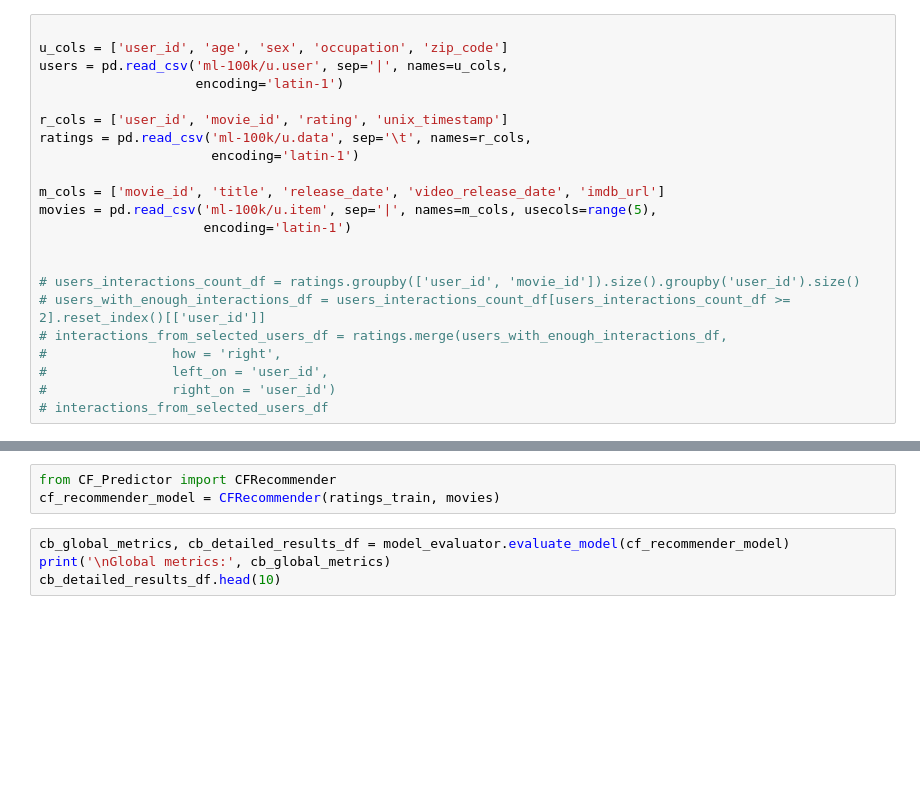
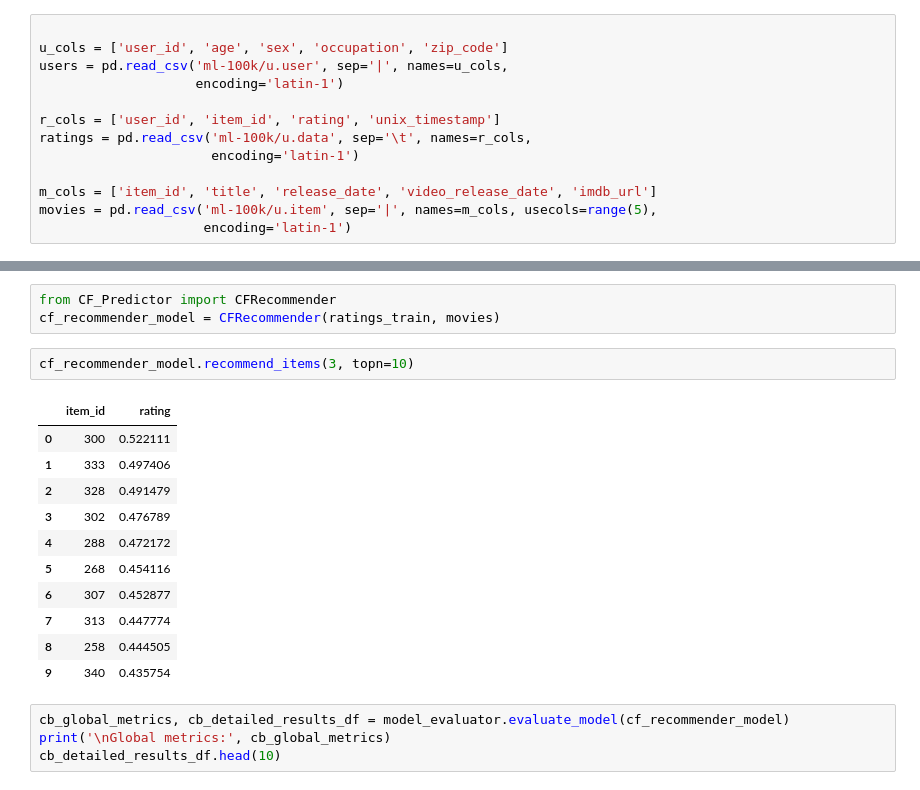
Before and after one commit to intsystems/2024-Project-144, a Jupyter notebook: code/BaseLine_Algorythm.ipynb, the cells around one changed output, grey strips where cells are left out. Cells and saved outputs as stored; diff of their text form; blank space fills up the shorter version.

```diff
--- a/code/BaseLine_Algorythm.ipynb
+++ b/code/BaseLine_Algorythm.ipynb
@@ -69,21 +69,12 @@ u_cols = ['user_id', 'age', 'sex', 'occupation', 'zip_code']
 users = pd.read_csv('ml-100k/u.user', sep='|', names=u_cols,
                     encoding='latin-1')
 
-r_cols = ['user_id', 'movie_id', 'rating', 'unix_timestamp']
+r_cols = ['user_id', 'item_id', 'rating', 'unix_timestamp']
 ratings = pd.read_csv('ml-100k/u.data', sep='\t', names=r_cols,
                       encoding='latin-1')
 
-m_cols = ['movie_id', 'title', 'release_date', 'video_release_date', 'imdb_url']
+m_cols = ['item_id', 'title', 'release_date', 'video_release_date', 'imdb_url']
 movies = pd.read_csv('ml-100k/u.item', sep='|', names=m_cols, usecols=range(5),
                      encoding='latin-1')
-
-
-# users_interactions_count_df = ratings.groupby(['user_id', 'movie_id']).size().groupby('user_id').size()
-# users_with_enough_interactions_df = users_interactions_count_df[users_interactions_count_df >= 2].reset_index()[['user_id']]
-# interactions_from_selected_users_df = ratings.merge(users_with_enough_interactions_df,
-#                how = 'right',
-#                left_on = 'user_id',
-#                right_on = 'user_id')
-# interactions_from_selected_users_df
 # %% [markdown]
 Разобъем обучающую и тренеровочную выборки относительно времени:
@@ -309,6 +211,20 @@ Global metrics: {'recall@5': 0.009900990099009901, 'recall@10': 0.00990099009900
 # %%
 from CF_Predictor import CFRecommender
 cf_recommender_model = CFRecommender(ratings_train, movies)
+# %%
+cf_recommender_model.recommend_items(3, topn=10)
+# %% [output]
+|  | item_id | rating |
+| 0 | 300 | 0.522111 |
+| 1 | 333 | 0.497406 |
+| 2 | 328 | 0.491479 |
+| 3 | 302 | 0.476789 |
+| 4 | 288 | 0.472172 |
+| 5 | 268 | 0.454116 |
+| 6 | 307 | 0.452877 |
+| 7 | 313 | 0.447774 |
+| 8 | 258 | 0.444505 |
+| 9 | 340 | 0.435754 |
 # %%
 cb_global_metrics, cb_detailed_results_df = model_evaluator.evaluate_model(cf_recommender_model)
 print('\nGlobal metrics:', cb_global_metrics)
```
Also changed, not shown: parts of 9 cells of this notebook, 5 other files.
